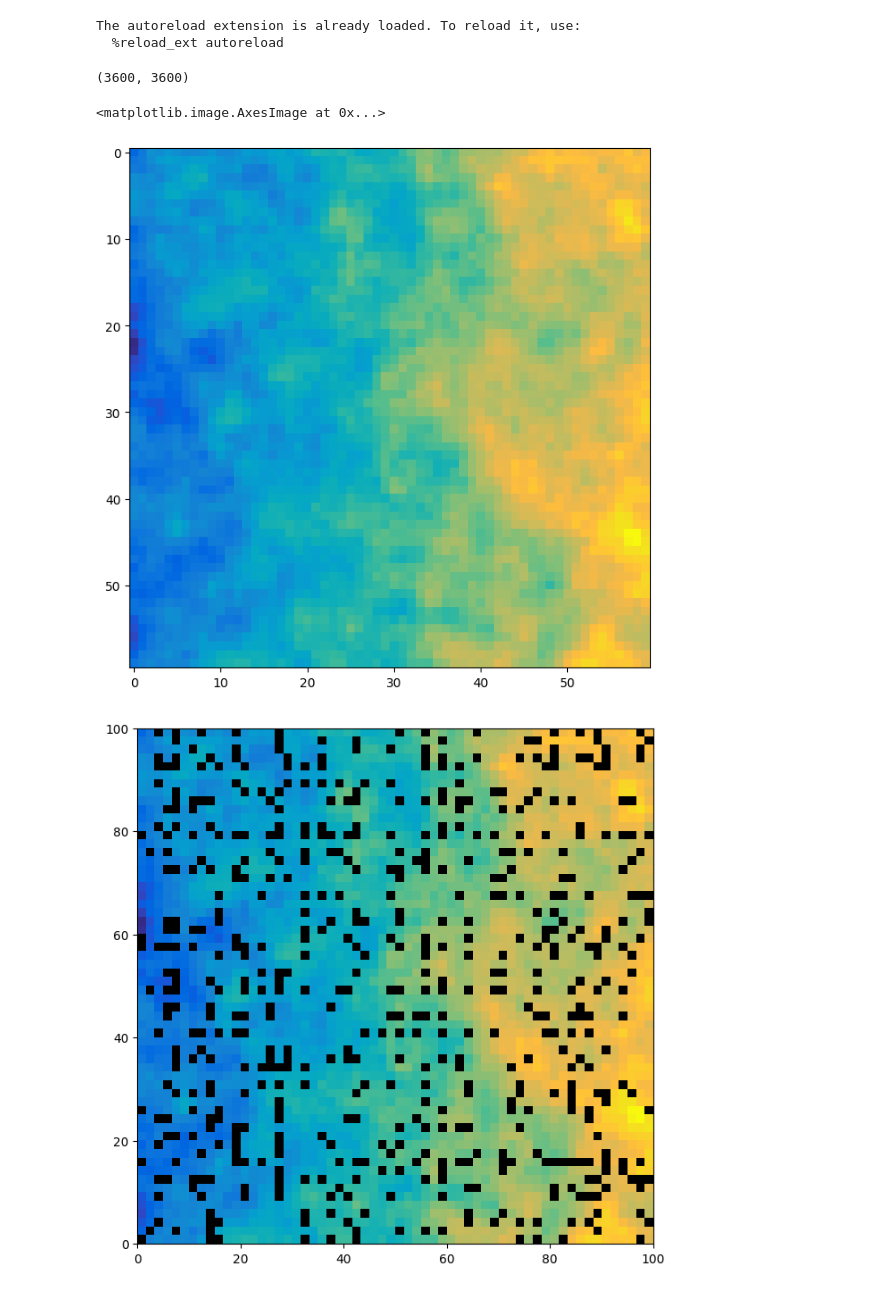
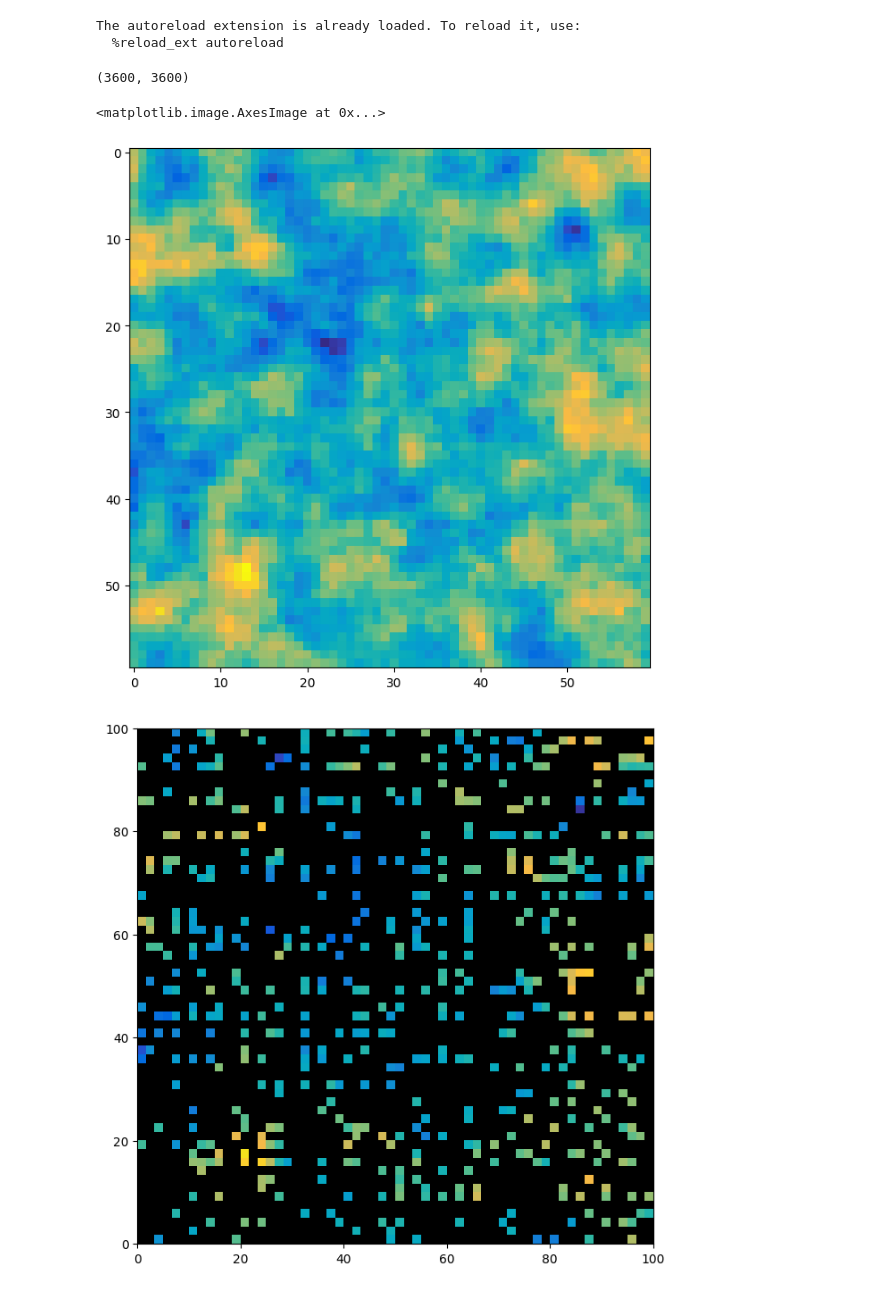
Before and after one commit to spjoliver/TMS016_DOG, a Jupyter notebook: Part 1/Lab3.ipynb, the cells around one changed output. Cells and saved outputs as stored; diff of their text form; code cells hidden in the pictures.

```diff
--- a/Part 1/Lab3.ipynb
+++ b/Part 1/Lab3.ipynb
@@ -14,8 +14,10 @@ from matplotlib.colors import ListedColormap
 The autoreload extension is already loaded. To reload it, use:
   %reload_ext autoreload
 # %%
-
-spread = np.linspace(0, 100, 60)
+xmax = 100
+xmin = 0
+size = 60
+spread = np.linspace(xmin, xmax, size)
 X, Y = np.meshgrid(spread, spread)
 loc = np.column_stack((X.flatten(), Y.flatten()))
 D = squareform(pdist(loc))
@@ -32,7 +34,7 @@ R = cholesky(r, lower=False)
 z = np.random.randn(R.shape[0])[:, np.newaxis]
 n = X.shape[0]
 beta1 = 1
-beta2 = 0.1
+beta2 = 0.01
 mu = beta1 + beta2*X.flatten()
 se = 0.05
 gas = mu[:, np.newaxis] + R.T @ z
@@ -42,9 +44,8 @@ plt.imshow(gas.reshape(X.shape), cmap=parula_map)
 # %% [output]
 (3600, 3600)
 <matplotlib.image.AxesImage at 0x...>
-[figure, old version]
+[figure, new version]
 # %%
-
 n_obs = 600 #Number of observations
 ind = np.random.permutation(n*n) #Permute the indices of the pixels
 ind_o = ind[0:n_obs] #Choose the first n_obs indices of the permuted indices. Those are the pixel indices that are observed
@@ -53,36 +54,36 @@ plt.rcParams['figure.figsize'] = [10, 7.5]
 plt.rcParams['figure.dpi'] = 100
 plt.imshow(gas.reshape(X.shape), extent=(loc[:, 1].min(), loc[:, 1].max(), loc[:, 0].min(), loc[:, 0].max()), cmap=parula_map)
 
 #plt.scatter(loc_o[:,0],loc_o[:,1], c="black", s=25, marker="s") #The observed pixels are the ones in the circles
 
 gas_matrix = gas.reshape(X.shape)
 # Create a masked array where the observed locations are True
 mask = np.zeros_like(gas_matrix, dtype=bool)
 
 for loc_i in loc_o:
     x_index = int((loc_i[1] - loc[:, 1].min()) / (loc[:, 1].max() - loc[:, 1].min()) * (X.shape[0]-1))
     y_index = int((loc_i[0] - loc[:, 0].min()) / (loc[:, 0].max() - loc[:, 0].min()) * (Y.shape[0]-1))
     mask[x_index, y_index] = True
 
 
 
 # Create a custom colormap with two colors: the original color of the squares and black
 colors = [(0, 0, 0)]
 cmap = ListedColormap(colors)
 
 # Create the imshow plot using the custom colormap
 im = plt.imshow(gas_matrix, cmap=cmap, extent=(loc[:, 1].min(), loc[:, 1].max(), loc[:, 0].min(), loc[:, 0].max()))
 
 # Set the color limits to [0, 1]
 im.set_clim(0, 1)
 
-# Color the specified locations black
-im.set_data(np.ma.array(gas_matrix, mask=~mask))
+# Color the specified locations black (i.e. the ones to predict)
+im.set_data(np.ma.array(gas_matrix, mask=mask))
 
 # Show the plot
 plt.show()
 # %% [output]
-[figure, old version]
+[figure, new version]
 # %%
 # Parameter estimation with GLS
 Bo = np.hstack((np.ones((loc_o.shape[0], 1)), loc_o)) # Covariates ( I chose intercept + x + y coordinate here since you generally do not know how the data are generated).
```
Also changed, not shown: parts of 4 cells of this notebook, 1 other file.
